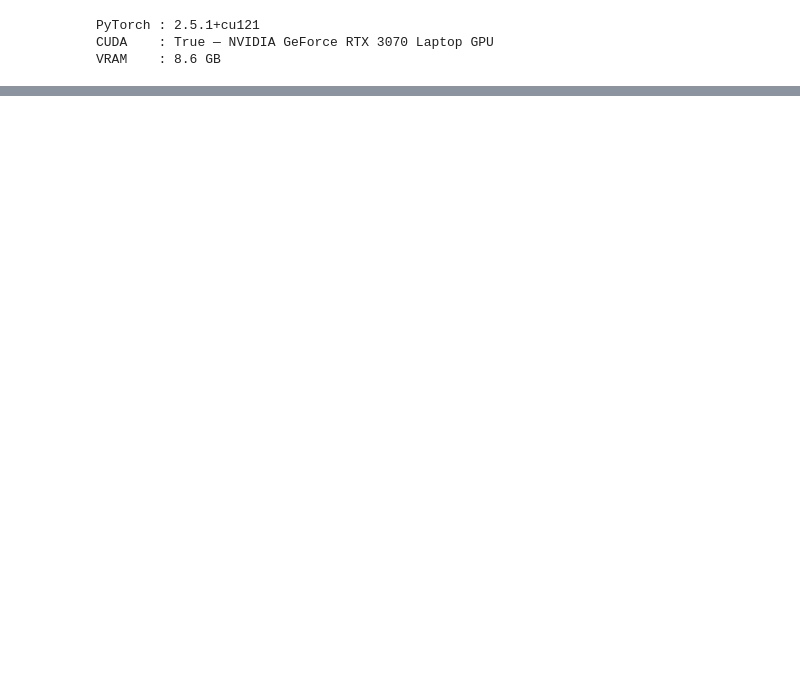
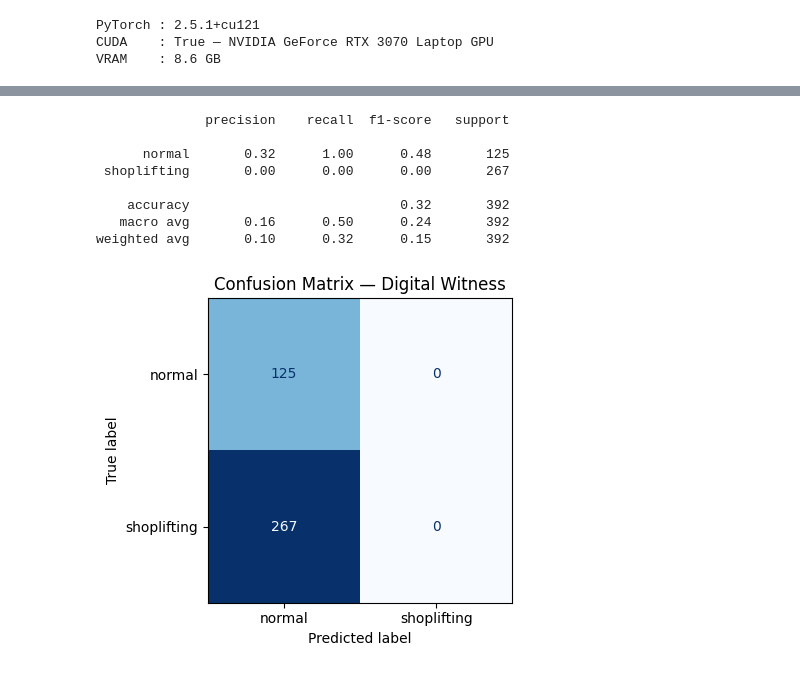
Before and after one commit to MS1145/Project_DigitalWitness, a Jupyter notebook: DigitalWitness_Pipeline.ipynb, the cells around one changed output, grey strips where cells are left out. Saved outputs shown, nothing was run; the diff lists cells and outputs as text; code cells hidden in the pictures; blank space fills up the shorter version.

```diff
--- a/DigitalWitness_Pipeline.ipynb
+++ b/DigitalWitness_Pipeline.ipynb
@@ -377,6 +412,7 @@ class CNNBiLSTMAttention(nn.Module):
 
 
 # -- 1. Load pseudo-labels -------------------------------------------------------
+PSEUDO_LABEL_PATH = str(MODELS_DIR / 'pseudo_labels.json')
 if Path(PSEUDO_LABEL_PATH).exists():
     frame_labels = json.load(open(PSEUDO_LABEL_PATH))
     print(f'[INFO] Loaded {len(frame_labels)} YOLO pseudo-labels')
@@ -518,25 +564,35 @@ print(f'[INFO] BiLSTM best val accuracy: {best_acc:.3f}')
 # %%
 from sklearn.metrics import classification_report, confusion_matrix, ConfusionMatrixDisplay
 import matplotlib.pyplot as plt
 
 model.load_state_dict(torch.load(BILSTM_SAVE, map_location=device))
 model.eval()
 all_p, all_y = [], []
 with torch.no_grad():
     for seqs, lbls in va_dl:
-        logits, _ = model(seqs.to(device))
+        logits, _ = model.forward_features(seqs.to(device))
         all_p.extend(logits.argmax(1).cpu().tolist())
         all_y.extend(lbls.tolist())
 
 print(classification_report(all_y, all_p, target_names=BEHAVIOR_CLASSES))
 
 fig, ax = plt.subplots(figsize=(5,4))
 ConfusionMatrixDisplay(confusion_matrix(all_y, all_p),
                        display_labels=BEHAVIOR_CLASSES).plot(ax=ax, cmap='Blues', colorbar=False)
 ax.set_title('Confusion Matrix — Digital Witness')
 plt.tight_layout()
 plt.savefig(str(OUTPUTS_DIR / 'confusion_matrix.png'), dpi=150)
 plt.show()
+# %% [output]
+              precision    recall  f1-score   support
+
+      normal       0.32      1.00      0.48       125
+ shoplifting       0.00      0.00      0.00       267
+
+    accuracy                           0.32       392
+   macro avg       0.16      0.50      0.24       392
+weighted avg       0.10      0.32      0.15       392
+[figure, added]
 # %%
 import sys
 from datetime import datetime
```
Also changed, not shown: parts of 6 cells of this notebook.
